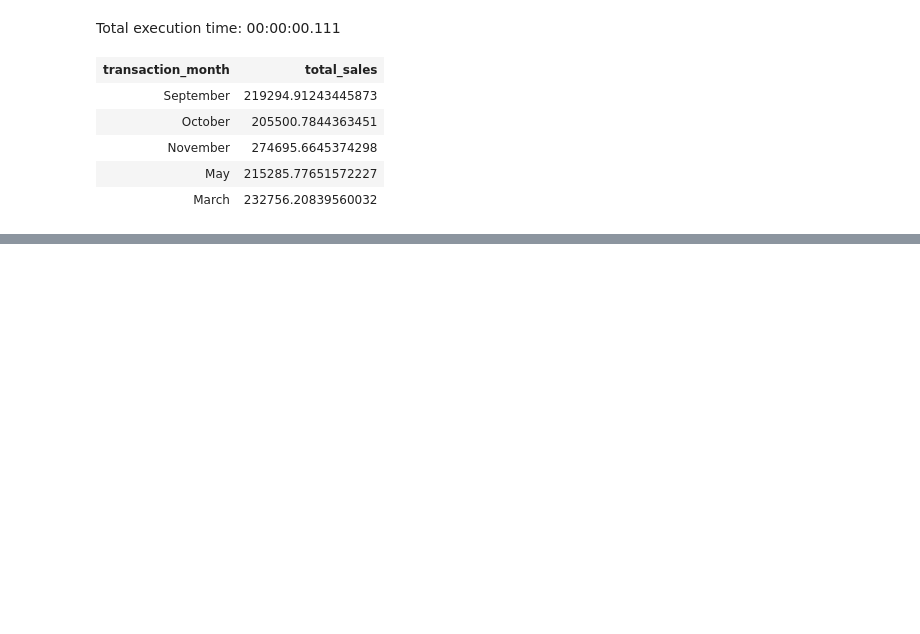
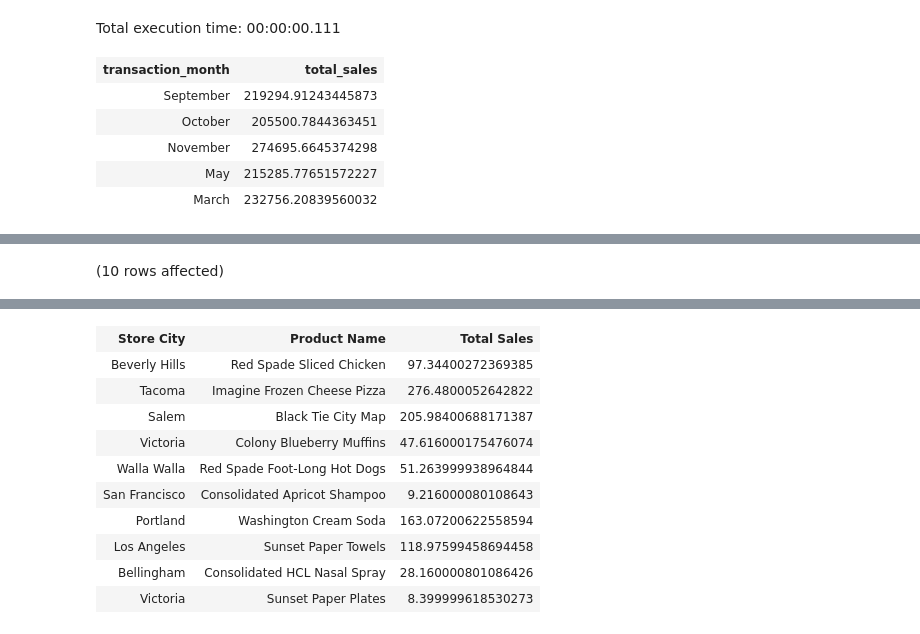
Before and after one commit to Ampo-tech/SQL, a Jupyter notebook: Notebook-1.ipynb, the cells around one changed output, grey strips where cells are left out. Saved outputs shown, nothing was run; the diff lists cells and outputs as text; code cells hidden in the pictures; blank space fills up the shorter version.

```diff
--- a/Notebook-1.ipynb
+++ b/Notebook-1.ipynb
@@ -35,0 +756,12 @@ Total execution time: 00:00:00.111
+# %%
+SELECT TOP 10 cy.store_city as 'Store City',
+		pro.product_name as 'Product Name',
+SUM(tr.total_sale) AS 'Total Sales'
+FROM dbo.transactions_fact tr
+		JOIN dbo.cities_dim cy
+		ON tr.city_id = cy.city_id
+		JOIN dbo.products_dim pro
+		ON tr.product_id = pro.product_id
+GROUP BY cy.store_city, pro.product_name;
+# %% [output]
+(10 rows affected)
@@ -35,0 +769,11 @@ Total execution time: 00:00:00.111
+| Store City | Product Name | Total Sales |
+| Beverly Hills | Red Spade Sliced Chicken | 97.34400272369385 |
+| Tacoma | Imagine Frozen Cheese Pizza | 276.4800052642822 |
+| Salem | Black Tie City Map | 205.98400688171387 |
+| Victoria | Colony Blueberry Muffins | 47.616000175476074 |
+| Walla Walla | Red Spade Foot-Long Hot Dogs | 51.263999938964844 |
+| San Francisco | Consolidated Apricot Shampoo | 9.216000080108643 |
+| Portland | Washington Cream Soda | 163.07200622558594 |
+| Los Angeles | Sunset Paper Towels | 118.97599458694458 |
+| Bellingham | Consolidated HCL Nasal Spray | 28.160000801086426 |
+| Victoria | Sunset Paper Plates | 8.399999618530273 |
```
Also changed, not shown: parts of 53 cells of this notebook.
